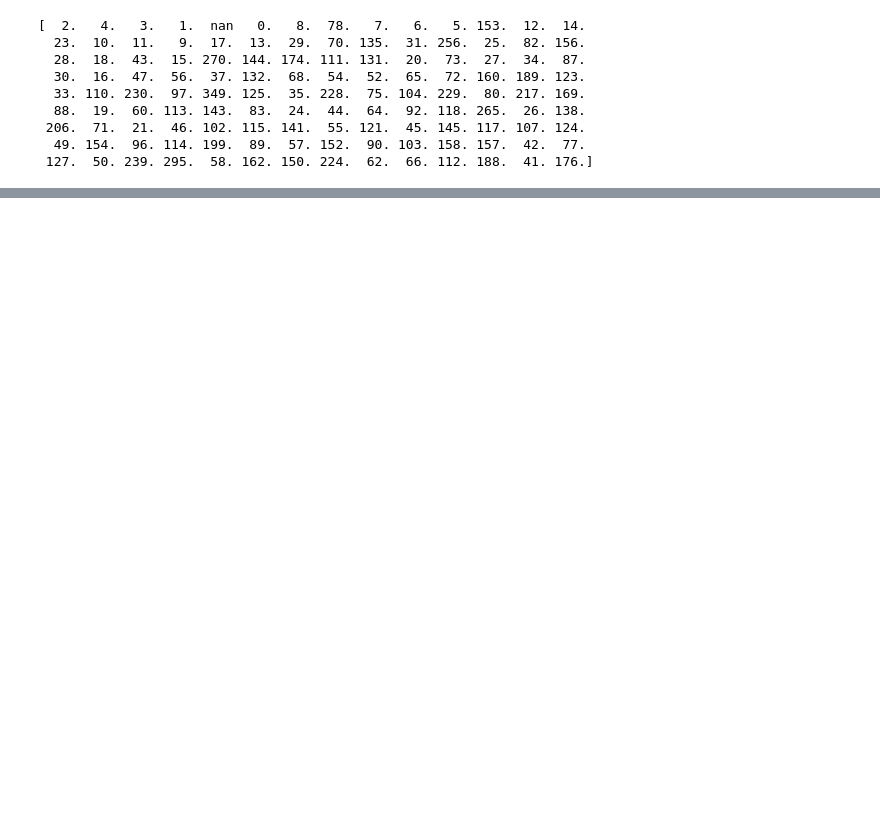
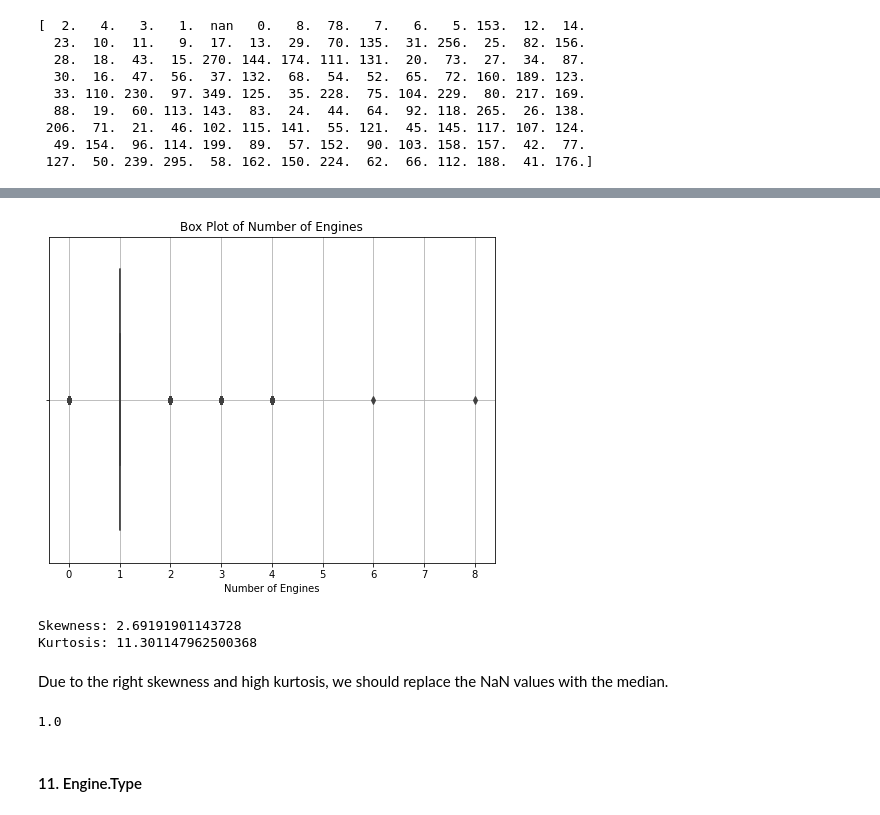
Before and after one commit to vkigen/dsc-phase-1-project-v3, a Jupyter notebook: final_index.ipynb, the cells around one changed output, grey strips where cells are left out. Cells and saved outputs as stored; diff of their text form; code cells hidden in the pictures; blank space fills up the shorter version.

```diff
--- a/final_index.ipynb
+++ b/final_index.ipynb
@@ -326,0 +470,11 @@ print(unique_fatal_injuries)
+# %%
+adc = adc.dropna(subset=['Injury.Severity'])
+# %%
+# Loop through the Injury.Severity column and replace Fatal(X) with 'Fatal'
+for index, value in adc['Injury.Severity'].iteritems():
+    if 'Fatal(' in value:
+        adc.at[index, 'Injury.Severity'] = 'Fatal'
+
+# Optional: Check the unique values to confirm the changes
+unique_injury_severity = adc['Injury.Severity'].unique()
+print(unique_injury_severity)
@@ -326,0 +534,10 @@ print(unique_fatal_injuries)
+# %%
+# Filter the DataFrame to keep only rows where Aircraft.Category is 'Airplane' or is NaN
+adc = adc[adc['Aircraft.Category'].isna() | (adc['Aircraft.Category'] == 'Airplane')]
+
+# Add "Unknown" category
+adc['Aircraft.Category'] = adc['Aircraft.Category'].fillna('Unknown')
+
+# Display category count
+category_counts = adc['Aircraft.Category'].value_counts()
+print(category_counts)
@@ -326,0 +587,30 @@ print(unique_fatal_injuries)
+# %%
+# Box plot to visualize distribution of 'Total.Fatal.Injuries'
+plt.figure(figsize=(8, 6))
+sns.boxplot(x=adc['Number.of.Engines'])
+
+# Customize the plot
+plt.title('Box Plot of Number of Engines')
+plt.xlabel('Number of Engines')
+plt.grid(True)
+plt.show()
+
+skewness = adc['Number.of.Engines'].skew()
+kurtosis = adc['Number.of.Engines'].kurt()
+
+print(f'Skewness: {skewness}')
+print(f'Kurtosis: {kurtosis}')
+# %% [output]
+[figure, added]
+Skewness: 2.69191901143728
+Kurtosis: 11.301147962500368
+# %% [markdown]
+Due to the right skewness and high kurtosis, we should replace the NaN values with the median.
+# %%
+engines_median = adc['Number.of.Engines'].median()
+print(engines_median)
+adc['Number.of.Engines'].fillna(engines_median, inplace=True)
+# %% [output]
+1.0
+# %% [markdown]
+#### 11. Engine.Type
```
Also changed, not shown: parts of 46 cells of this notebook.
